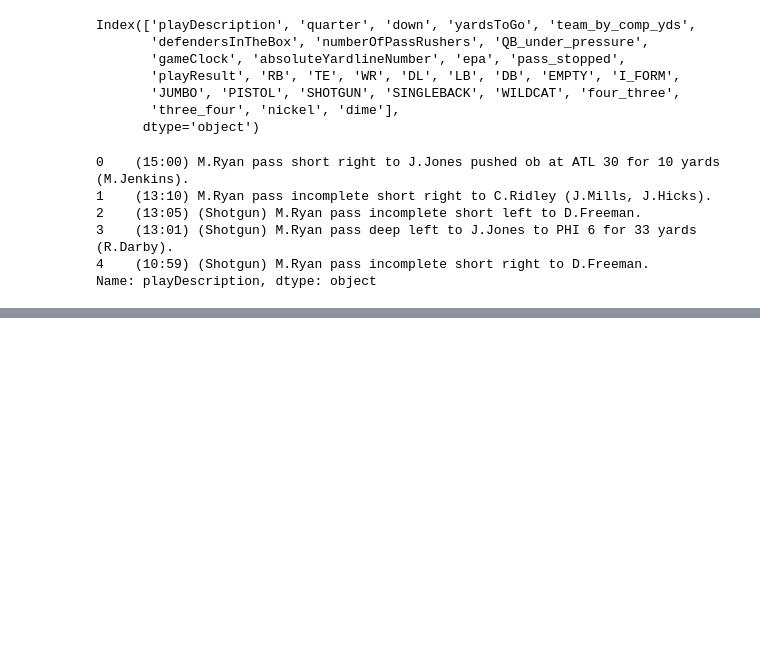
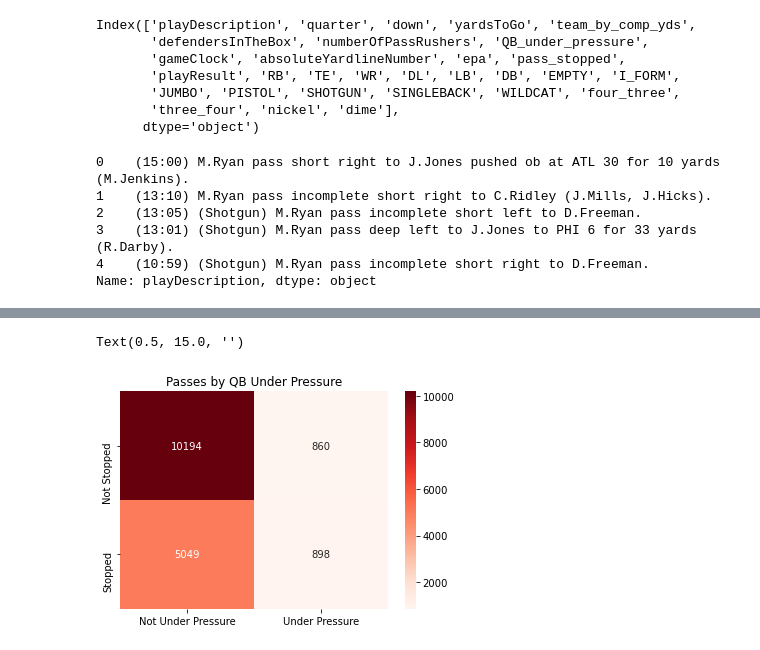
Before and after one commit to Fourth-and-Four/NFL-Big-Data-Bowl-2021, a Jupyter notebook: austin_scratch.ipynb, the cells around one changed output, grey strips where cells are left out. Saved outputs shown, nothing was run; the diff lists cells and outputs as text; code cells hidden in the pictures; blank space fills up the shorter version.

```diff
--- a/austin_scratch.ipynb
+++ b/austin_scratch.ipynb
@@ -99,0 +163,15 @@ X_train_scaled
+# %%
+# Create crosstab of data I want to visualize
+crosstab = pd.crosstab(df.pass_stopped, df.QB_under_pressure)
+# Visualizes heatmap to see differences in values
+sns.heatmap(crosstab, annot= True, cmap= 'Reds', fmt= 'd')
+
+plt.title('Passes by QB Under Pressure')
+locs, labels = plt.yticks()
+plt.yticks(locs, ('Not Stopped', 'Stopped'))
+plt.xticks(locs, ('Not Under Pressure', 'Under Pressure'))
+plt.ylabel('')
+plt.xlabel('')
+# %% [output]
+Text(0.5, 15.0, '')
+[figure, added]
```
Also changed, not shown: parts of 10 cells of this notebook.
